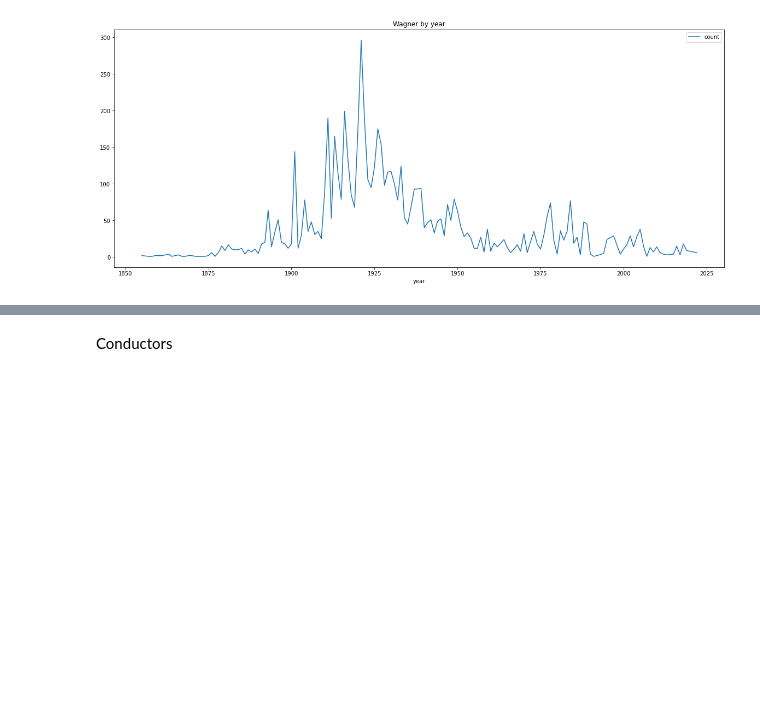
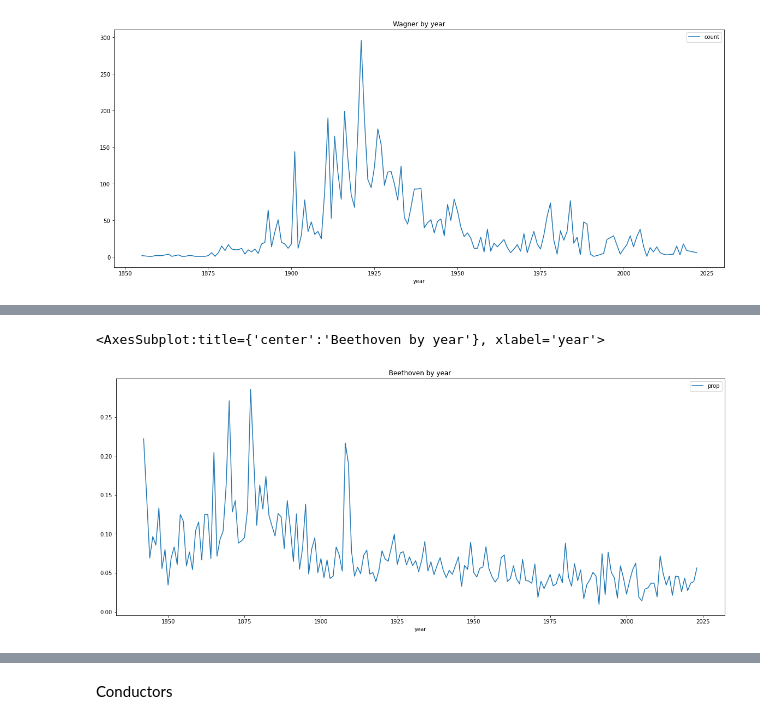
Before and after one commit to aevans872/NYC-Phil-EDA, a Jupyter notebook: NYPhil_Proj.ipynb, the cells around one changed output, grey strips where cells are left out. Saved outputs shown, nothing was run; the diff lists cells and outputs as text; code cells hidden in the pictures; blank space fills up the shorter version.

```diff
--- a/NYPhil_Proj.ipynb
+++ b/NYPhil_Proj.ipynb
@@ -178,0 +228,8 @@ The number of Beethoven compositions performed over the years seems to be consis
+# %%
+# What percentage of Beethoven's works made up the program for that year?
+temp = sqldf("SELECT year, SUM(CASE WHEN composerName LIKE '%Beethoven%' THEN 1 ELSE 0 END) AS Beethoven, COUNT(*) AS total FROM nycphil_full GROUP BY year")
+temp['prop']=temp['Beethoven']/temp['total']
+temp.plot(x = 'year', y = 'prop', figsize=[20,8], title = 'Beethoven by year')
+# %% [output]
+<AxesSubplot:title={'center':'Beethoven by year'}, xlabel='year'>
+[figure, added]
```
Also changed, not shown: parts of 19 cells of this notebook.
